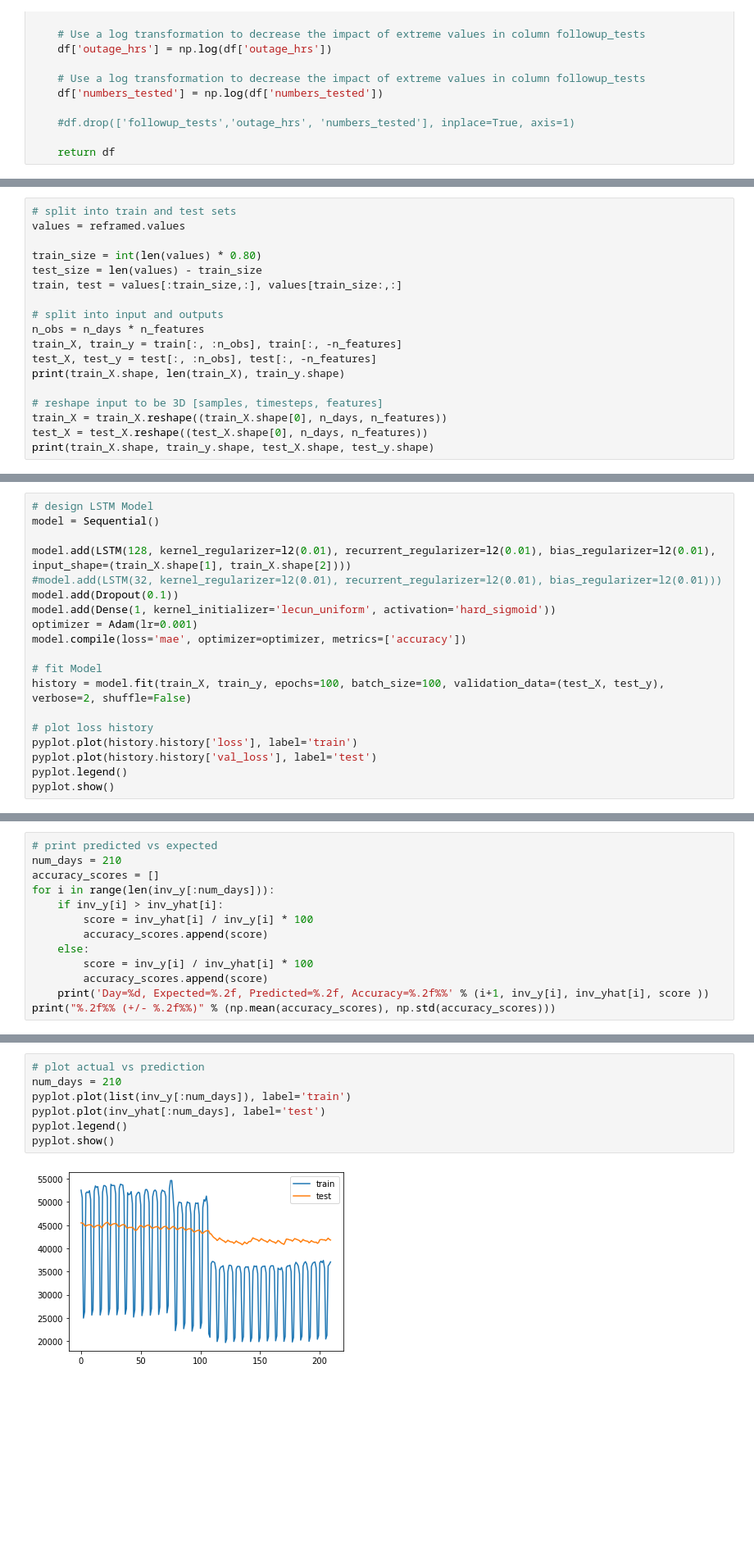
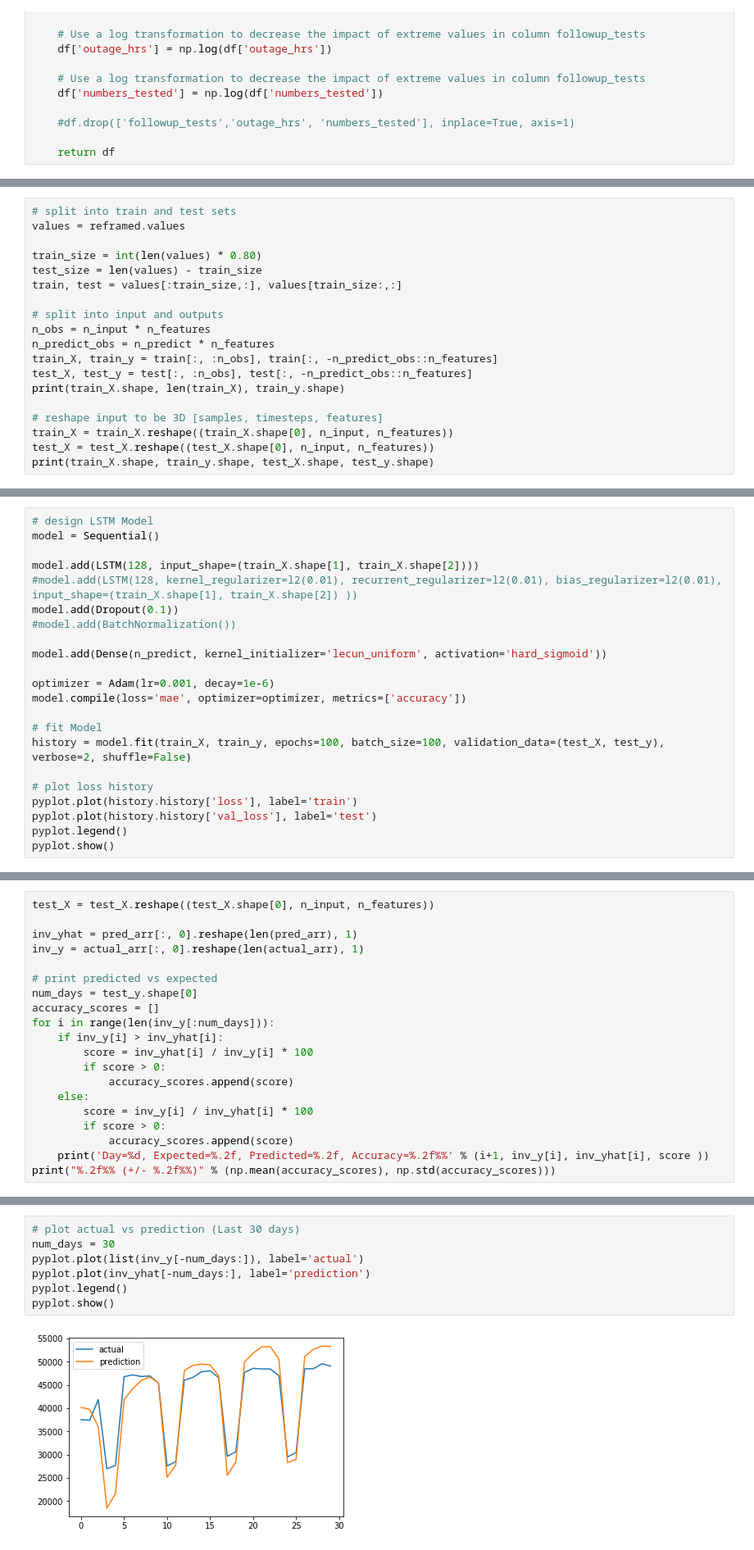
Before and after one commit to Shane-Bowen/fyp_flask_webapp, a Jupyter notebook: notebooks/Recurrent_Neural_Network_Multiple_Timesteps.ipynb, the cells around one changed output, grey strips where cells are left out. Shown: that part at 82% size. Drawn from its saved outputs; the diff is of its cells as text; blank space fills up the shorter version.

Commit message:
imporved accuracy & added other companies

```diff
--- a/notebooks/Recurrent_Neural_Network_Multiple_Timesteps.ipynb
+++ b/notebooks/Recurrent_Neural_Network_Multiple_Timesteps.ipynb
@@ -110,13 +111,14 @@ test_size = len(values) - train_size
 train, test = values[:train_size,:], values[train_size:,:]
 
 # split into input and outputs
-n_obs = n_days * n_features
-train_X, train_y = train[:, :n_obs], train[:, -n_features]
-test_X, test_y = test[:, :n_obs], test[:, -n_features]
+n_obs = n_input * n_features
+n_predict_obs = n_predict * n_features
+train_X, train_y = train[:, :n_obs], train[:, -n_predict_obs::n_features]
+test_X, test_y = test[:, :n_obs], test[:, -n_predict_obs::n_features]
 print(train_X.shape, len(train_X), train_y.shape)
 
 # reshape input to be 3D [samples, timesteps, features]
-train_X = train_X.reshape((train_X.shape[0], n_days, n_features))
-test_X = test_X.reshape((test_X.shape[0], n_days, n_features))
+train_X = train_X.reshape((train_X.shape[0], n_input, n_features))
+test_X = test_X.reshape((test_X.shape[0], n_input, n_features))
 print(train_X.shape, train_y.shape, test_X.shape, test_y.shape)
 # %% [output]
@@ -126,11 +128,14 @@ print(train_X.shape, train_y.shape, test_X.shape, test_y.shape)
 # design LSTM Model
 model = Sequential()
 
-model.add(LSTM(128, kernel_regularizer=l2(0.01), recurrent_regularizer=l2(0.01), bias_regularizer=l2(0.01), input_shape=(train_X.shape[1], train_X.shape[2])))
-#model.add(LSTM(32, kernel_regularizer=l2(0.01), recurrent_regularizer=l2(0.01), bias_regularizer=l2(0.01)))
+model.add(LSTM(128, input_shape=(train_X.shape[1], train_X.shape[2])))
+#model.add(LSTM(128, kernel_regularizer=l2(0.01), recurrent_regularizer=l2(0.01), bias_regularizer=l2(0.01), input_shape=(train_X.shape[1], train_X.shape[2]) ))
 model.add(Dropout(0.1))
-model.add(Dense(1, kernel_initializer='lecun_uniform', activation='hard_sigmoid'))
-optimizer = Adam(lr=0.001)
+#model.add(BatchNormalization())
+
+model.add(Dense(n_predict, kernel_initializer='lecun_uniform', activation='hard_sigmoid'))
+
+optimizer = Adam(lr=0.001, decay=1e-6)
 model.compile(loss='mae', optimizer=optimizer, metrics=['accuracy'])
 
 # fit Model
@@ -193,14 +219,21 @@ Test accuracy:0.00%
 # %%
+test_X = test_X.reshape((test_X.shape[0], n_input, n_features))
+
+inv_yhat = pred_arr[:, 0].reshape(len(pred_arr), 1)
+inv_y = actual_arr[:, 0].reshape(len(actual_arr), 1)
+
 # print predicted vs expected
-num_days = 210
+num_days = test_y.shape[0]
 accuracy_scores = []
 for i in range(len(inv_y[:num_days])):
     if inv_y[i] > inv_yhat[i]:
         score = inv_yhat[i] / inv_y[i] * 100
-        accuracy_scores.append(score)
+        if score > 0:
+            accuracy_scores.append(score)
     else:
         score = inv_y[i] / inv_yhat[i] * 100
-        accuracy_scores.append(score)
+        if score > 0:
+            accuracy_scores.append(score)
     print('Day=%d, Expected=%.2f, Predicted=%.2f, Accuracy=%.2f%%' % (i+1, inv_y[i], inv_yhat[i], score ))
 print("%.2f%% (+/- %.2f%%)" % (np.mean(accuracy_scores), np.std(accuracy_scores)))
 # %% [output]
@@ -224,9 +266,9 @@ Day=210, Expected=37070.00, Predicted=41782.54, Accuracy=88.72%
 # %%
-# plot actual vs prediction
-num_days = 210
-pyplot.plot(list(inv_y[:num_days]), label='train')
-pyplot.plot(inv_yhat[:num_days], label='test')
+# plot actual vs prediction (Last 30 days)
+num_days = 30
+pyplot.plot(list(inv_y[-num_days:]), label='actual')
+pyplot.plot(inv_yhat[-num_days:], label='prediction')
 pyplot.legend()
 pyplot.show()
 # %% [output]
-[figure, old version]
+[figure, new version]
```
Also changed, not shown: parts of 11 cells of this notebook, 4 other files.
